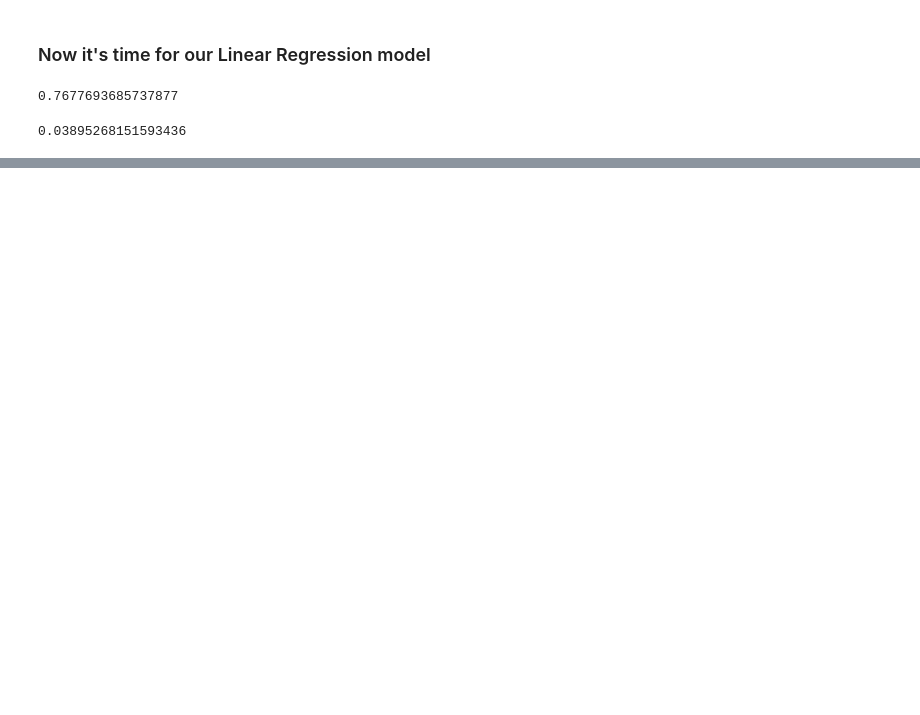
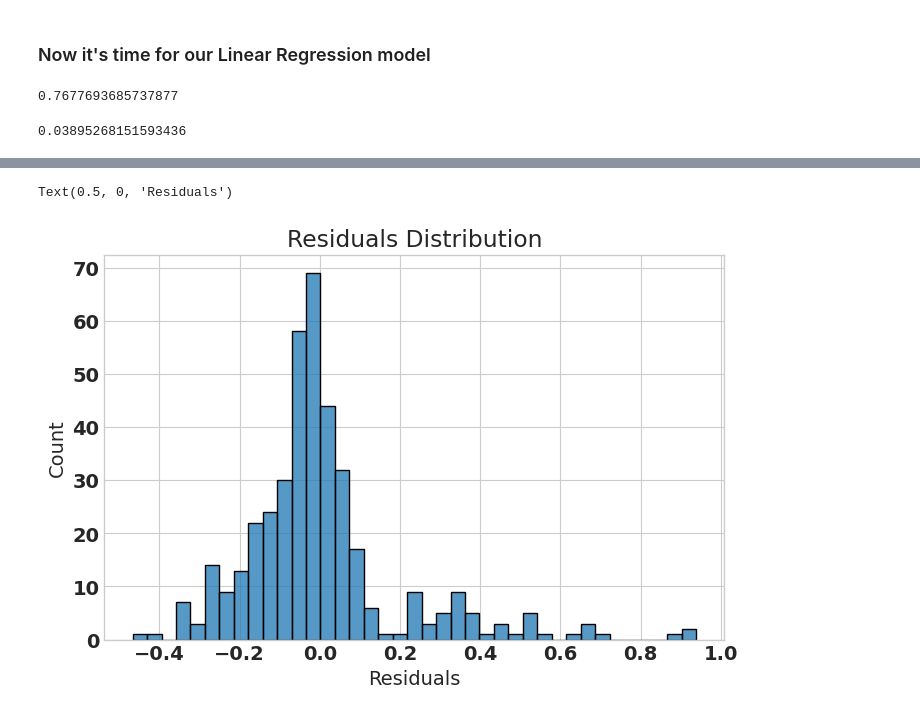
Before and after one commit to Zen1400/Data_Science_Portfolio, a Jupyter notebook: Projects/Linear_Reg_Medical_Costs/Medica Costs.ipynb, the cells around one changed output, grey strips where cells are left out. Saved outputs shown, nothing was run; the diff lists cells and outputs as text; code cells hidden in the pictures; blank space fills up the shorter version.

```diff
--- a/Projects/Linear_Reg_Medical_Costs/Medica Costs.ipynb
+++ b/Projects/Linear_Reg_Medical_Costs/Medica Costs.ipynb
@@ -261,0 +267,8 @@ plt.plot((5,5), (5, 5), c = 'r')
+# %%
+r = y_test - prediction
+sns.histplot(r)
+plt.title('Residuals Distribution')
+plt.xlabel('Residuals')
+# %% [output]
+Text(0.5, 0, 'Residuals')
+[figure, added]
```
Also changed, not shown: parts of 3 cells of this notebook, 2 other files.
